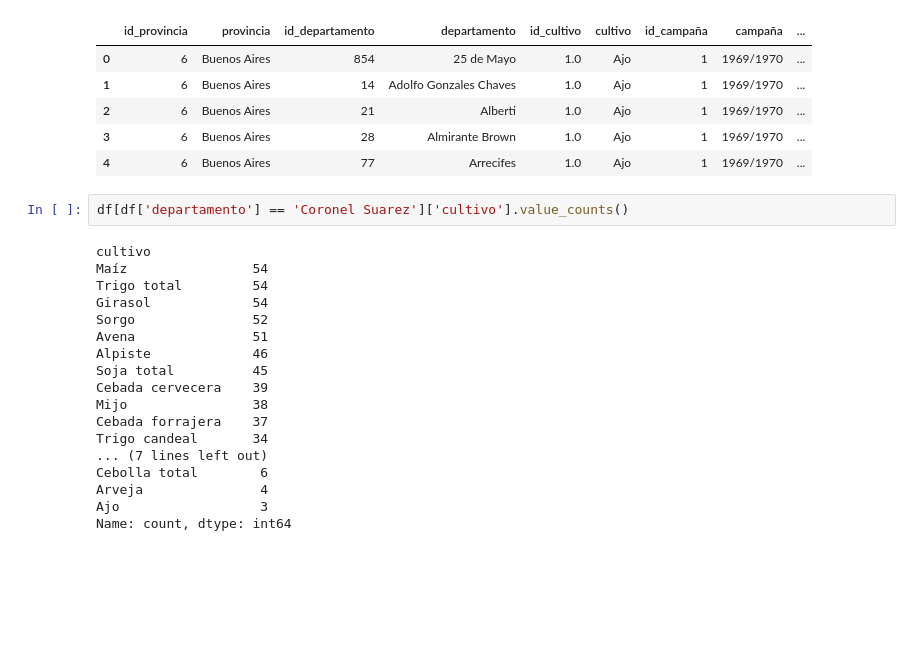
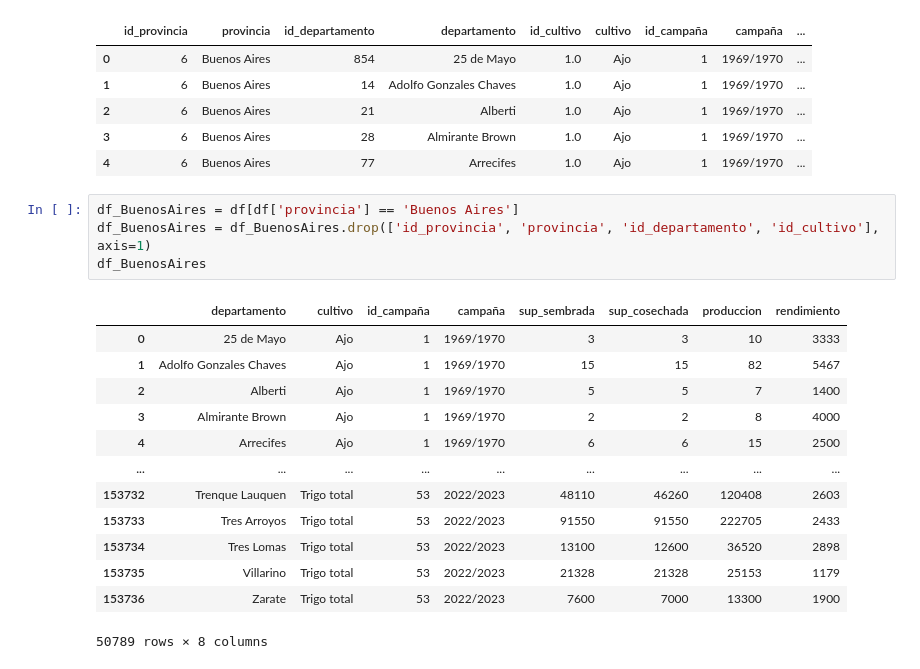
Before and after one commit to matublaq/CampoProject, a Jupyter notebook: first.ipynb, the cells around one changed output. Saved outputs shown, nothing was run; the diff lists cells and outputs as text; blank space fills up the shorter version.

```diff
--- a/first.ipynb
+++ b/first.ipynb
@@ -16,23 +16,21 @@ df.head()
 | 2 | 6 | Buenos Aires | 21 | Alberti | 1.0 | Ajo | 1 | 1969/1970 | ... |
 | 3 | 6 | Buenos Aires | 28 | Almirante Brown | 1.0 | Ajo | 1 | 1969/1970 | ... |
 | 4 | 6 | Buenos Aires | 77 | Arrecifes | 1.0 | Ajo | 1 | 1969/1970 | ... |
-# %%
-df[df['departamento'] == 'Coronel Suarez']['cultivo'].value_counts()
-# %% [output]
-cultivo
-Maíz                54
-Trigo total         54
-Girasol             54
-Sorgo               52
-Avena               51
-Alpiste             46
-Soja total          45
-Cebada cervecera    39
-Mijo                38
-Cebada forrajera    37
-Trigo candeal       34
-... (7 lines left out)
-Cebolla total        6
-Arveja               4
-Ajo                  3
-Name: count, dtype: int64
+# %%
+df_BuenosAires = df[df['provincia'] == 'Buenos Aires']
+df_BuenosAires = df_BuenosAires.drop(['id_provincia', 'provincia', 'id_departamento', 'id_cultivo'], axis=1)
+df_BuenosAires
+# %% [output]
+|  | departamento | cultivo | id_campaña | campaña | sup_sembrada | sup_cosechada | produccion | rendimiento |
+| 0 | 25 de Mayo | Ajo | 1 | 1969/1970 | 3 | 3 | 10 | 3333 |
+| 1 | Adolfo Gonzales Chaves | Ajo | 1 | 1969/1970 | 15 | 15 | 82 | 5467 |
+| 2 | Alberti | Ajo | 1 | 1969/1970 | 5 | 5 | 7 | 1400 |
+| 3 | Almirante Brown | Ajo | 1 | 1969/1970 | 2 | 2 | 8 | 4000 |
+| 4 | Arrecifes | Ajo | 1 | 1969/1970 | 6 | 6 | 15 | 2500 |
+| ... | ... | ... | ... | ... | ... | ... | ... | ... |
+| 153732 | Trenque Lauquen | Trigo total | 53 | 2022/2023 | 48110 | 46260 | 120408 | 2603 |
+| 153733 | Tres Arroyos | Trigo total | 53 | 2022/2023 | 91550 | 91550 | 222705 | 2433 |
+| 153734 | Tres Lomas | Trigo total | 53 | 2022/2023 | 13100 | 12600 | 36520 | 2898 |
+| 153735 | Villarino | Trigo total | 53 | 2022/2023 | 21328 | 21328 | 25153 | 1179 |
+| 153736 | Zarate | Trigo total | 53 | 2022/2023 | 7600 | 7000 | 13300 | 1900 |
+50789 rows × 8 columns
```
Also changed, not shown: parts of 9 cells of this notebook.
